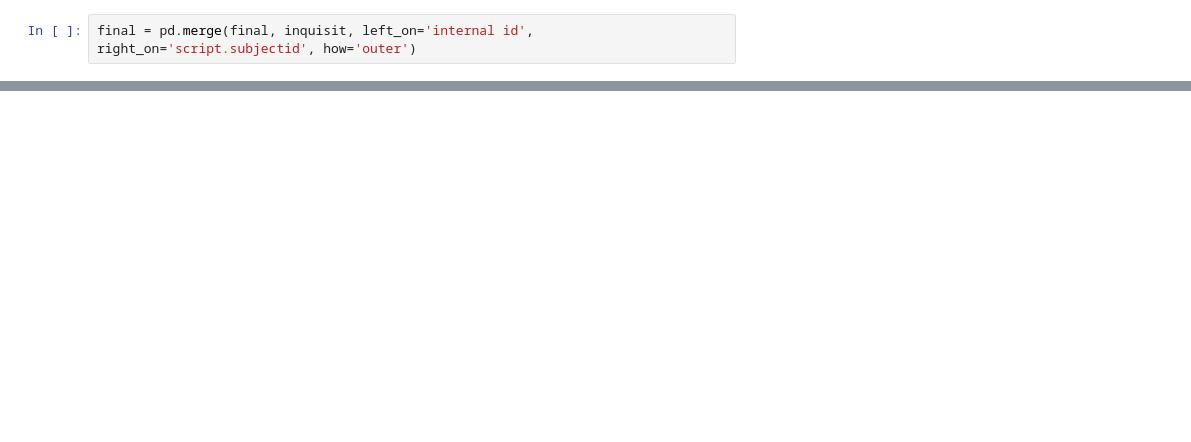
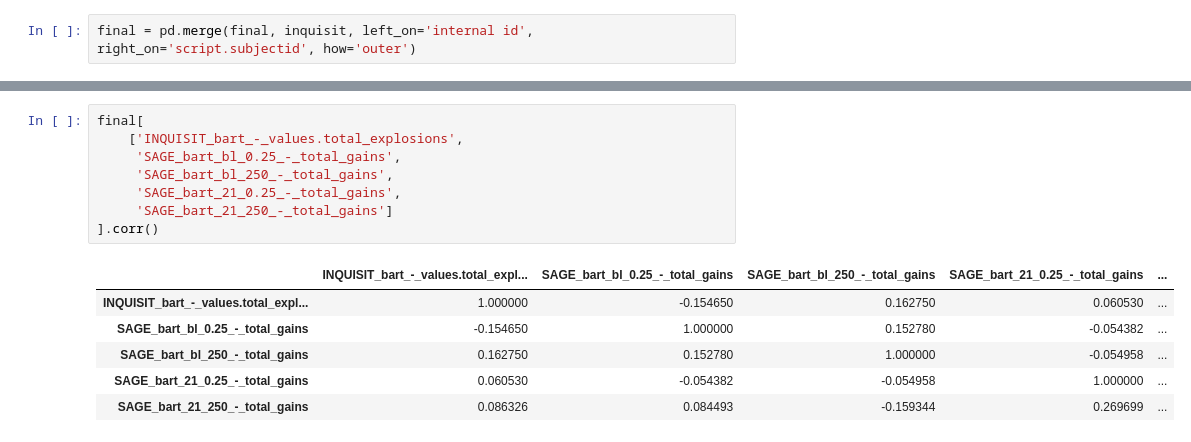
Before and after one commit to wraikes/partnership, a Jupyter notebook: Final_Data_Merge.ipynb, the cells around one changed output, grey strips where cells are left out. Cells and saved outputs as stored; diff of their text form; blank space fills up the shorter version.

```diff
--- a/Final_Data_Merge.ipynb
+++ b/Final_Data_Merge.ipynb
@@ -21,0 +65,15 @@ final.shape
+# %%
+final[
+    ['INQUISIT_bart_-_values.total_explosions',
+     'SAGE_bart_bl_0.25_-_total_gains',
+     'SAGE_bart_bl_250_-_total_gains',
+     'SAGE_bart_21_0.25_-_total_gains',
+     'SAGE_bart_21_250_-_total_gains']
+].corr()
+# %% [output]
+|  | INQUISIT_bart_-_values.total_expl... | SAGE_bart_bl_0.25_-_total_gains | SAGE_bart_bl_250_-_total_gains | SAGE_bart_21_0.25_-_total_gains | ... |
+| INQUISIT_bart_-_values.total_expl... | 1.000000 | -0.154650 | 0.162750 | 0.060530 | ... |
+| SAGE_bart_bl_0.25_-_total_gains | -0.154650 | 1.000000 | 0.152780 | -0.054382 | ... |
+| SAGE_bart_bl_250_-_total_gains | 0.162750 | 0.152780 | 1.000000 | -0.054958 | ... |
+| SAGE_bart_21_0.25_-_total_gains | 0.060530 | -0.054382 | -0.054958 | 1.000000 | ... |
+| SAGE_bart_21_250_-_total_gains | 0.086326 | 0.084493 | -0.159344 | 0.269699 | ... |
```
Also changed, not shown: parts of 17 cells of this notebook, 4 other files.
